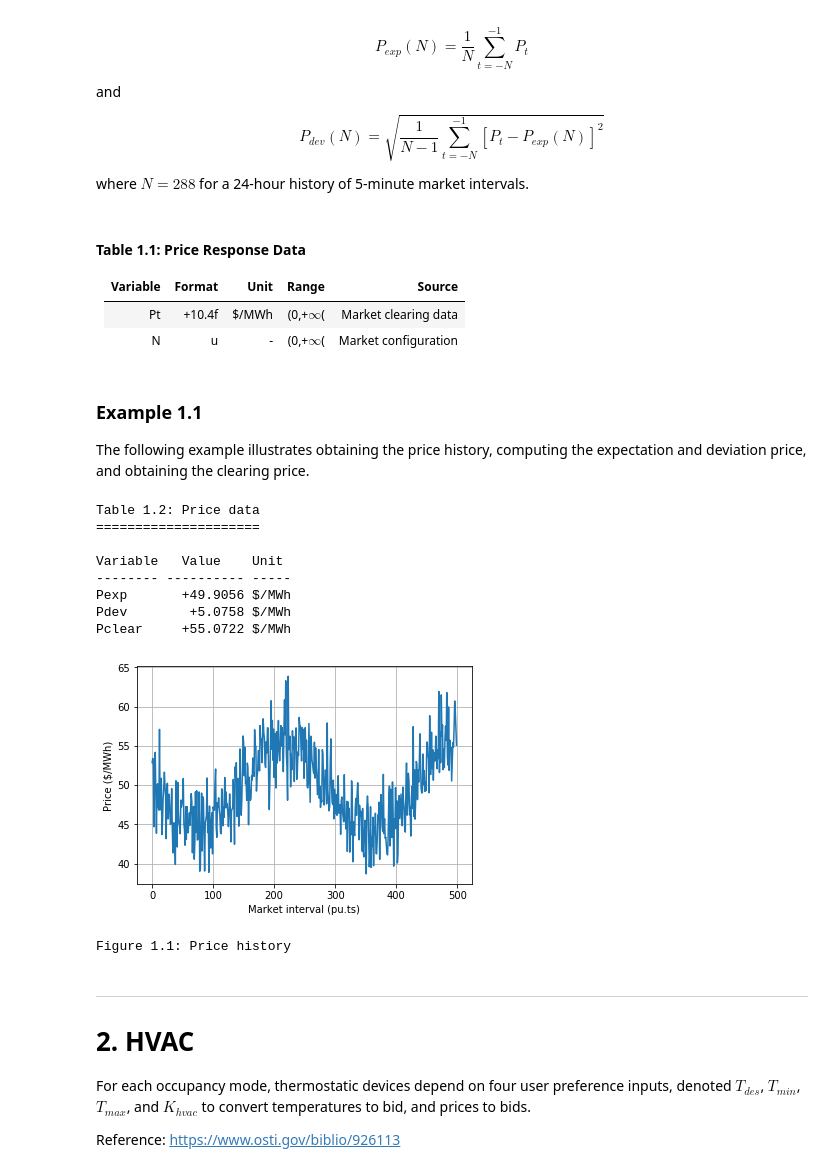
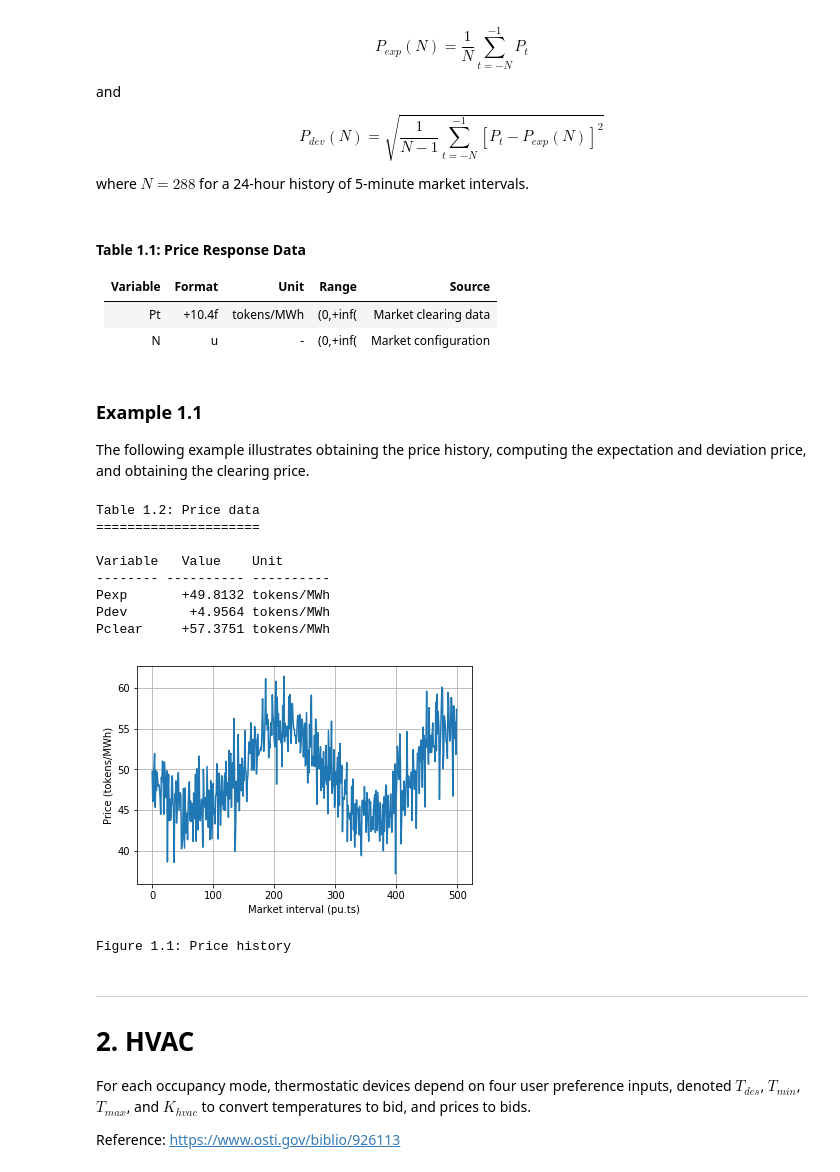
Before and after one commit to slacgismo/TESS, a Jupyter notebook: agents/Bid and response strategy.ipynb, the cells around one changed output. Saved outputs shown, nothing was run; the diff lists cells and outputs as text; code cells hidden in the pictures.

```diff
--- a/agents/Bid and response strategy.ipynb
+++ b/agents/Bid and response strategy.ipynb
@@ -29,10 +29,10 @@ where $N=288$ for a 24-hour history of 5-minute market intervals.
 # %% [markdown]
 #### Table 1.1: Price Response Data
 
-| Variable | Format | Unit  | Range         | Source
-| -------- | ------ | ----- | ------------- | -------
-| Pt       | +10.4f |\$/MWh | (0,+$\infty$( | Market clearing data
-| N        | u      | -     | (0,+$\infty$( | Market configuration
+| Variable | Format | Unit       | Range    | Source
+| -------- | ------ | ---------- | -------- | --------------------
+| Pt       | +10.4f | tokens/MWh | (0,+inf( | Market clearing data
+| N        | u      | -          | (0,+inf( | Market configuration
 # %% [markdown]
 ### Example 1.1
 
@@ -40,37 +40,37 @@ The following example illustrates obtaining the price history, computing the exp
 # %%
 from agents import *
 from matplotlib.pyplot import *
 
 data = get_price_history(source='random',Pexp=50,Pdev=5,N=500,noise=1)
 expect = get_price_expectation(data)
 Pexp = expect["mean"]
 Pdev = expect["std"]
 Pclear = get_clearing_price(data)
 
 print("Table 1.2: Price data")
 print("=====================\n")
 print("Variable   Value    Unit")
-print("-------- ---------- -----")
-print("Pexp     %+10.4f $/MWh" % Pexp)
-print("Pdev     %+10.4f $/MWh" % Pdev)
-print("Pclear   %+10.4f $/MWh" % Pclear)
+print("-------- ---------- ----------")
+print("Pexp     %+10.4f tokens/MWh" % Pexp)
+print("Pdev     %+10.4f tokens/MWh" % Pdev)
+print("Pclear   %+10.4f tokens/MWh" % Pclear)
 
 plot(data)
 xlabel('Market interval (pu.ts)')
-ylabel('Price ($/MWh)')
+ylabel('Price (tokens/MWh)')
 grid()
 show()
 print("Figure 1.1: Price history")
 # %% [output]
 Table 1.2: Price data
 =====================
 
 Variable   Value    Unit
--------- ---------- -----
-Pexp       +49.9056 $/MWh
-Pdev        +5.0758 $/MWh
-Pclear     +55.0722 $/MWh
+-------- ---------- ----------
+Pexp       +49.8132 tokens/MWh
+Pdev        +4.9564 tokens/MWh
+Pclear     +57.3751 tokens/MWh
-[figure, old version]
+[figure, new version]
 Figure 1.1: Price history
 # %% [markdown]
 ----
```
Also changed, not shown: parts of 10 cells of this notebook.
